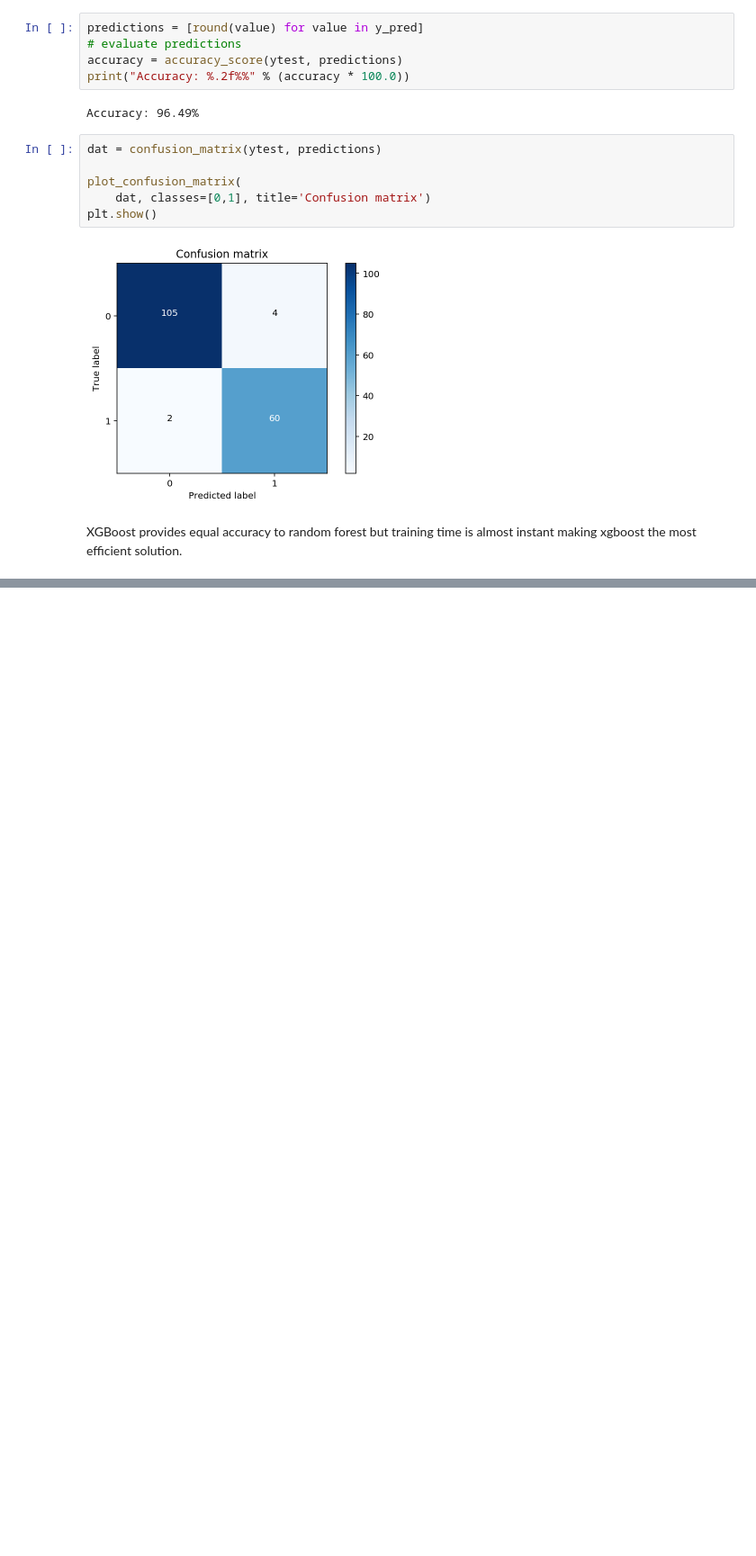
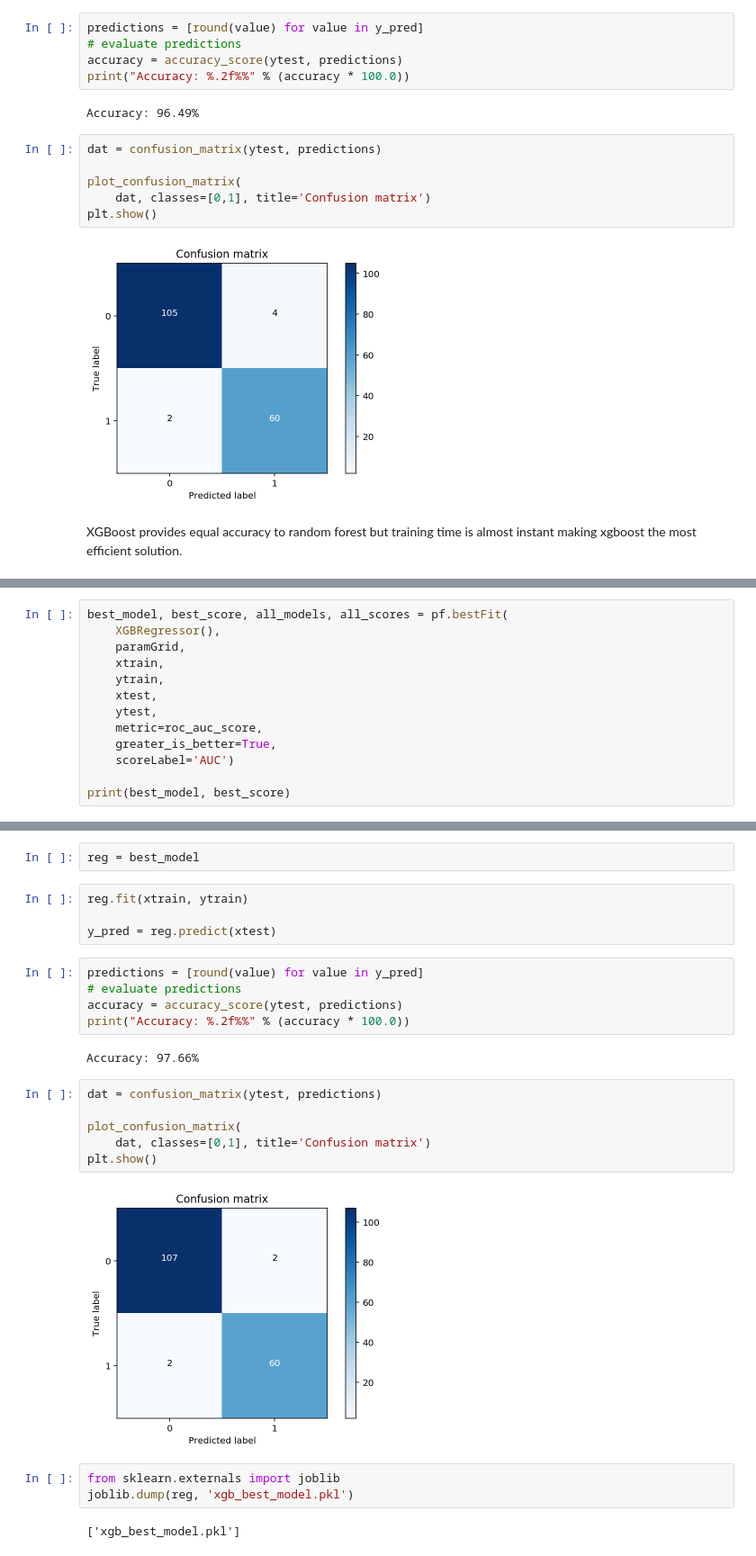
Before and after one commit to scheckley/kaggle-wisconsin-ml, a Jupyter notebook: notebooks/scratch.ipynb, the cells around one changed output, grey strips where cells are left out. Shown at 90% size. Drawn from its saved outputs; the diff is of its cells as text; blank space fills up the shorter version.

```diff
--- a/notebooks/scratch.ipynb
+++ b/notebooks/scratch.ipynb
@@ -451,0 +484,13 @@ XGBoost provides equal accuracy to random forest but training time is almost ins
+# %%
+best_model, best_score, all_models, all_scores = pf.bestFit(
+    XGBRegressor(),
+    paramGrid,
+    xtrain,
+    ytrain,
+    xtest,
+    ytest,
+    metric=roc_auc_score,
+    greater_is_better=True,
+    scoreLabel='AUC')
+
+print(best_model, best_score)
@@ -451,0 +526,26 @@ XGBoost provides equal accuracy to random forest but training time is almost ins
+# %%
+reg = best_model
+# %%
+reg.fit(xtrain, ytrain)
+
+y_pred = reg.predict(xtest)
+# %%
+predictions = [round(value) for value in y_pred]
+# evaluate predictions
+accuracy = accuracy_score(ytest, predictions)
+print("Accuracy: %.2f%%" % (accuracy * 100.0))
+# %% [output]
+Accuracy: 97.66%
+# %%
+dat = confusion_matrix(ytest, predictions)
+
+plot_confusion_matrix(
+    dat, classes=[0,1], title='Confusion matrix')
+plt.show()
+# %% [output]
+[figure, added]
+# %%
+from sklearn.externals import joblib
+joblib.dump(reg, 'xgb_best_model.pkl')
+# %% [output]
+['xgb_best_model.pkl']
```
Also changed, not shown: parts of 8 cells of this notebook.
